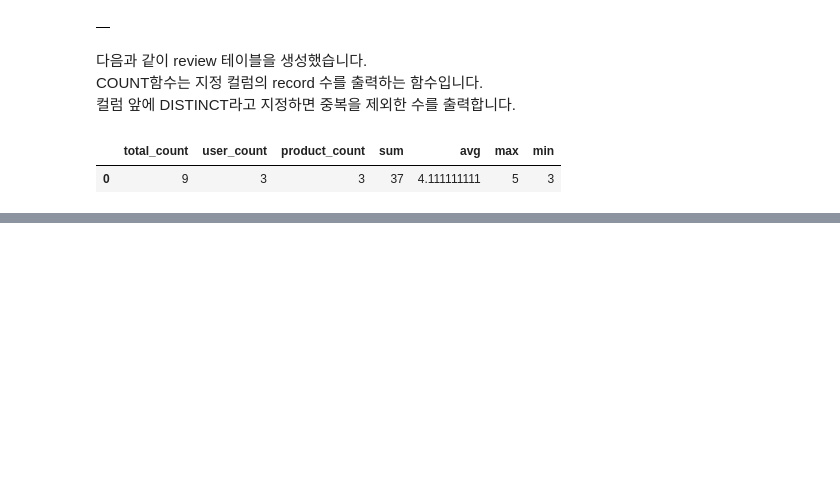
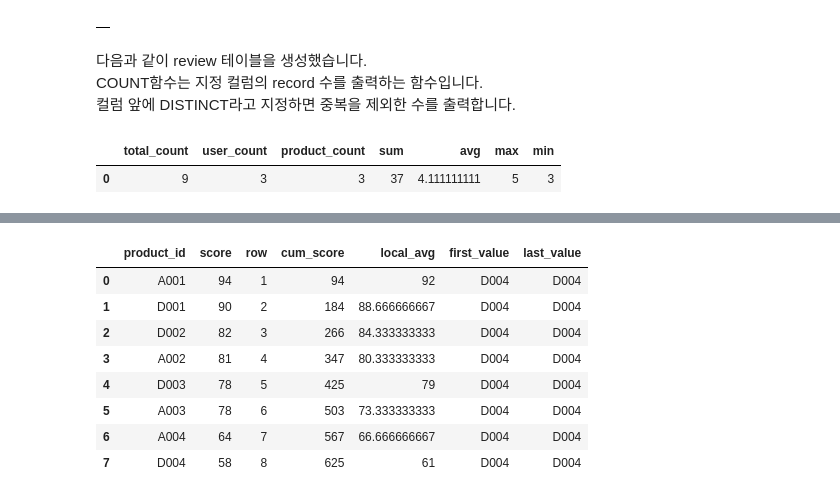
Before and after one commit to yhp2205/SQL, a Jupyter notebook: ch_7.ipynb, the cells around one changed output, grey strips where cells are left out. Cells and saved outputs as stored; diff of their text form; code cells hidden in the pictures; blank space fills up the shorter version.

```diff
--- a/ch_7.ipynb
+++ b/ch_7.ipynb
@@ -59,0 +186,46 @@ FROM
+# %%
+%%bigquery --project mygcpproject-340112
+  -- ORDER BY 구문과 집약 함수를 조합해서 계산하는 쿼리
+SELECT
+    product_id
+  , score
+
+    -- 점수 순서로 유일한 순위를 붙임
+  , ROW_NUMBER() OVER(ORDER BY score DESC) AS row
+
+    -- 순위 상위부터의 누계 점수 계산하기
+  , SUM(score)
+      OVER(ORDER BY score DESC
+        ROWS BETWEEN UNBOUNDED PRECEDING AND CURRENT ROW)
+    AS cum_score
+
+    -- 현재 행과 앞 뒤의 행이 가진 값을 기반으로 평균 점수 계산하기
+  , AVG(score)
+      OVER(ORDER BY score DESC
+        ROWS BETWEEN 1 PRECEDING AND 1 FOLLOWING)
+    AS local_avg
+
+    -- 순위가 높은 상품 ID 추출하기
+  , FIRST_VALUE(product_id)
+      OVER(ORDER BY score
+        ROWS BETWEEN UNBOUNDED PRECEDING AND UNBOUNDED FOLLOWING)
+    AS first_value
+
+    -- 순위가 낮은 상품 ID 추출하기
+  , LAST_VALUE(product_id)
+      OVER(ORDER BY score DESC
+        ROWS BETWEEN UNBOUNDED PRECEDING AND UNBOUNDED FOLLOWING)
+    AS last_value
+FROM sqldata.popular_products
+ORDER BY row
+;
+# %% [output]
+|  | product_id | score | row | cum_score | local_avg | first_value | last_value |
+| 0 | A001 | 94 | 1 | 94 | 92 | D004 | D004 |
+| 1 | D001 | 90 | 2 | 184 | 88.666666667 | D004 | D004 |
+| 2 | D002 | 82 | 3 | 266 | 84.333333333 | D004 | D004 |
+| 3 | A002 | 81 | 4 | 347 | 80.333333333 | D004 | D004 |
+| 4 | D003 | 78 | 5 | 425 | 79 | D004 | D004 |
+| 5 | A003 | 78 | 6 | 503 | 73.333333333 | D004 | D004 |
+| 6 | A004 | 64 | 7 | 567 | 66.666666667 | D004 | D004 |
+| 7 | D004 | 58 | 8 | 625 | 61 | D004 | D004 |
```
Also changed, not shown: parts of 27 cells of this notebook.
